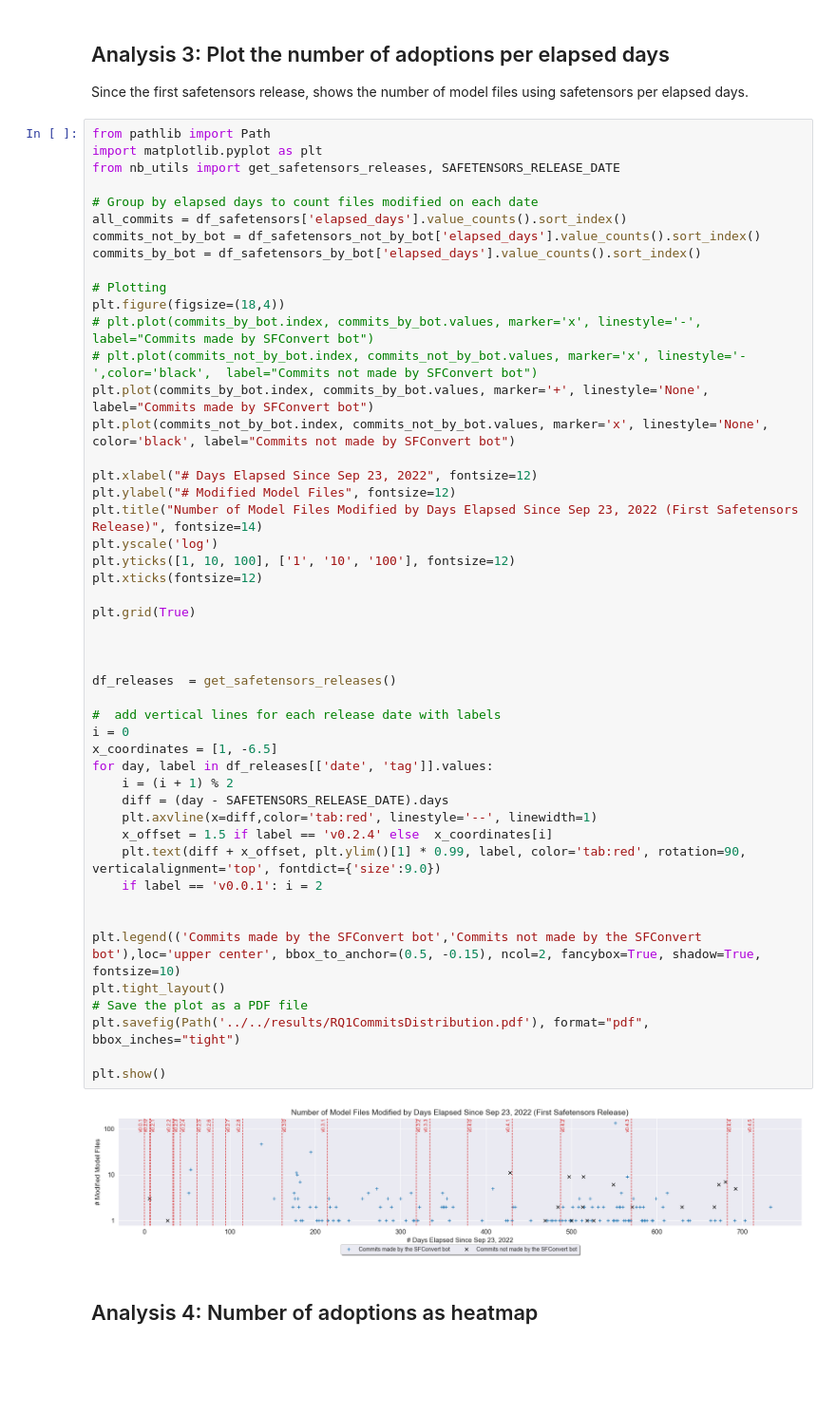
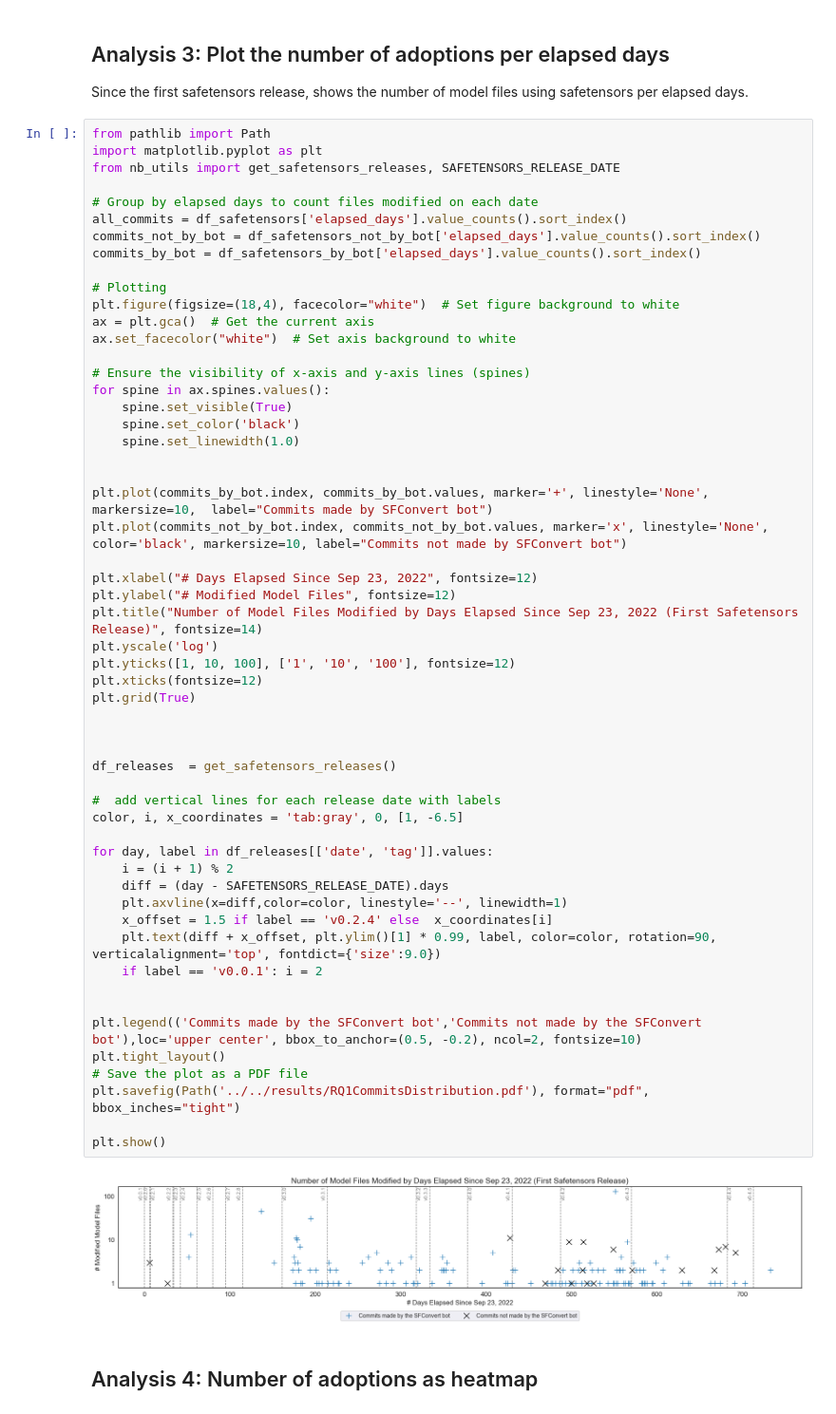
Before and after one commit to s2e-lab/model-evolution, a Jupyter notebook: scripts/notebooks/rq1_analysis.ipynb, the cells around one changed output. Shown at 95% size. Saved outputs shown, nothing was run; the diff lists cells and outputs as text; blank space fills up the shorter version.

Commit message:
Added safetensors plots. Improved them

```diff
--- a/scripts/notebooks/rq1_analysis.ipynb
+++ b/scripts/notebooks/rq1_analysis.ipynb
@@ -96,45 +96,52 @@ commits_not_by_bot = df_safetensors_not_by_bot['elapsed_days'].value_counts().so
 commits_by_bot = df_safetensors_by_bot['elapsed_days'].value_counts().sort_index()
 
 # Plotting
-plt.figure(figsize=(18,4))
-# plt.plot(commits_by_bot.index, commits_by_bot.values, marker='x', linestyle='-', label="Commits made by SFConvert bot")
-# plt.plot(commits_not_by_bot.index, commits_not_by_bot.values, marker='x', linestyle='-',color='black',  label="Commits not made by SFConvert bot")
-plt.plot(commits_by_bot.index, commits_by_bot.values, marker='+', linestyle='None', label="Commits made by SFConvert bot")
-plt.plot(commits_not_by_bot.index, commits_not_by_bot.values, marker='x', linestyle='None', color='black', label="Commits not made by SFConvert bot")
+plt.figure(figsize=(18,4), facecolor="white")  # Set figure background to white
+ax = plt.gca()  # Get the current axis
+ax.set_facecolor("white")  # Set axis background to white
+
+# Ensure the visibility of x-axis and y-axis lines (spines)
+for spine in ax.spines.values():
+    spine.set_visible(True)
+    spine.set_color('black')
+    spine.set_linewidth(1.0)
+
+
+plt.plot(commits_by_bot.index, commits_by_bot.values, marker='+', linestyle='None', markersize=10,  label="Commits made by SFConvert bot")
+plt.plot(commits_not_by_bot.index, commits_not_by_bot.values, marker='x', linestyle='None', color='black', markersize=10, label="Commits not made by SFConvert bot")
 
 plt.xlabel("# Days Elapsed Since Sep 23, 2022", fontsize=12)
 plt.ylabel("# Modified Model Files", fontsize=12)
 plt.title("Number of Model Files Modified by Days Elapsed Since Sep 23, 2022 (First Safetensors Release)", fontsize=14)
 plt.yscale('log')
 plt.yticks([1, 10, 100], ['1', '10', '100'], fontsize=12)
 plt.xticks(fontsize=12)
-
 plt.grid(True)
 
 
 
 df_releases  = get_safetensors_releases()
 
 #  add vertical lines for each release date with labels
-i = 0
-x_coordinates = [1, -6.5]
+color, i, x_coordinates = 'tab:gray', 0, [1, -6.5]
+
 for day, label in df_releases[['date', 'tag']].values:
     i = (i + 1) % 2
     diff = (day - SAFETENSORS_RELEASE_DATE).days
-    plt.axvline(x=diff,color='tab:red', linestyle='--', linewidth=1)
+    plt.axvline(x=diff,color=color, linestyle='--', linewidth=1)
     x_offset = 1.5 if label == 'v0.2.4' else  x_coordinates[i]
-    plt.text(diff + x_offset, plt.ylim()[1] * 0.99, label, color='tab:red', rotation=90, verticalalignment='top', fontdict={'size':9.0})
+    plt.text(diff + x_offset, plt.ylim()[1] * 0.99, label, color=color, rotation=90, verticalalignment='top', fontdict={'size':9.0})
     if label == 'v0.0.1': i = 2
 
 
-plt.legend(('Commits made by the SFConvert bot','Commits not made by the SFConvert bot'),loc='upper center', bbox_to_anchor=(0.5, -0.15), ncol=2, fancybox=True, shadow=True, fontsize=10)
+plt.legend(('Commits made by the SFConvert bot','Commits not made by the SFConvert bot'),loc='upper center', bbox_to_anchor=(0.5, -0.2), ncol=2, fontsize=10)
 plt.tight_layout()
 # Save the plot as a PDF file
 plt.savefig(Path('../../results/RQ1CommitsDistribution.pdf'), format="pdf", bbox_inches="tight")
 
 plt.show()
 # %% [output]
-[figure, old version]
+[figure, new version]
 # %% [markdown]
 ## Analysis 4: Number of adoptions as heatmap
 # %%
```
Also changed, not shown: parts of 3 cells of this notebook, 5 other files.
